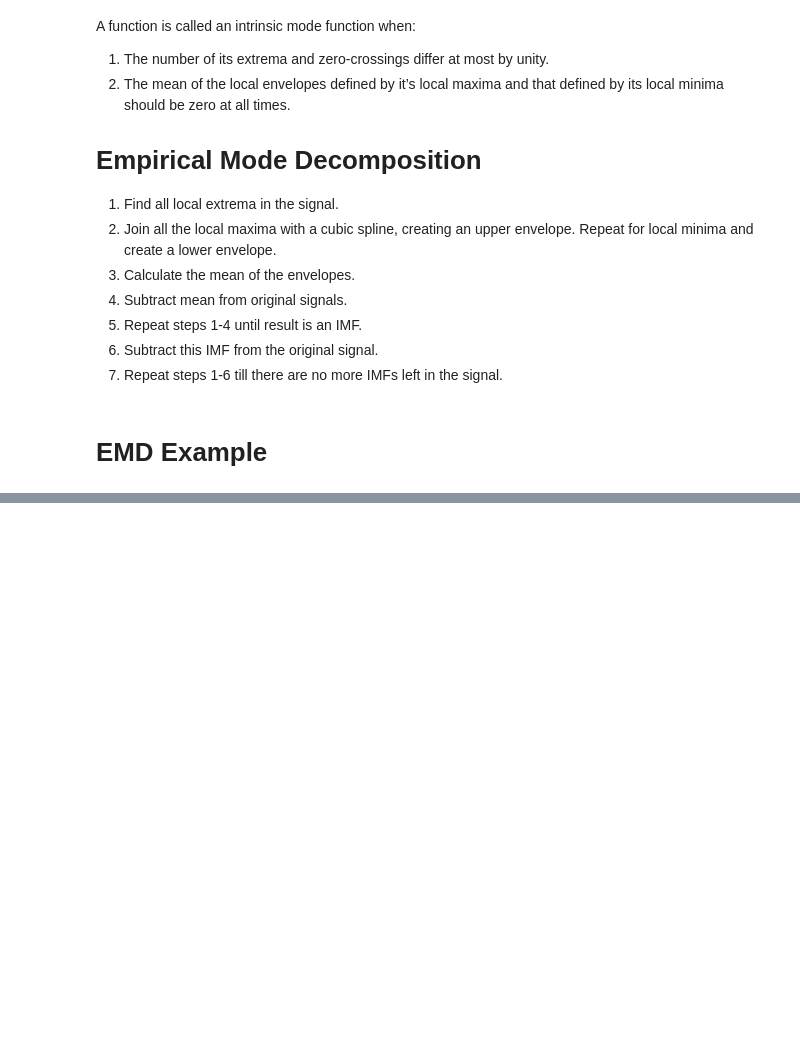
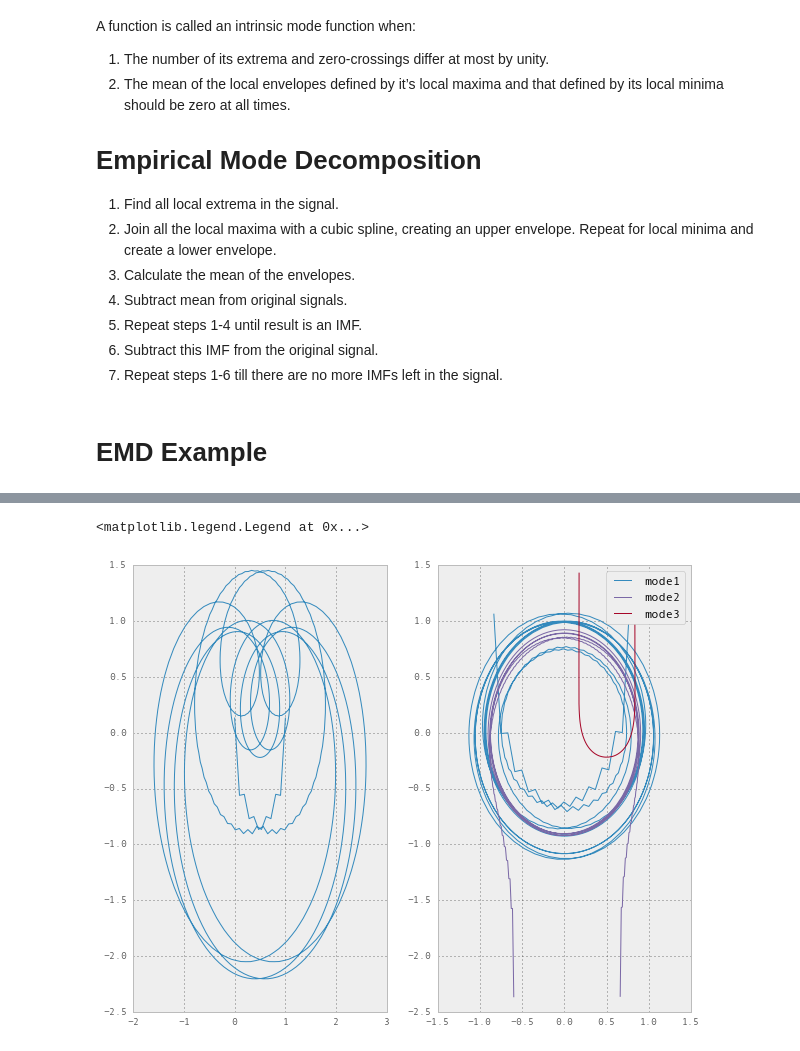
Before and after one commit to jaidevd/jaidevd.github.io, a Jupyter notebook: blog/posts/nonlinear-nonstationary-signal-processing.ipynb, the cells around one changed output, grey strips where cells are left out. Drawn from its saved outputs; the diff is of its cells as text; code cells hidden in the pictures; blank space fills up the shorter version.

```diff
--- a/blog/posts/nonlinear-nonstationary-signal-processing.ipynb
+++ b/blog/posts/nonlinear-nonstationary-signal-processing.ipynb
@@ -235,0 +295,13 @@ A function is called an intrinsic mode function when:
+# %%
+h_signal = hilbert(signal)
+fig = plt.figure(figsize=(10, 8))
+ax = fig.add_subplot(1, 2, 1)
+ax.plot(np.real(h_signal), np.imag(h_signal))
+ax = fig.add_subplot(1, 2, 2)
+for i in range(imfs.shape[0]):
+    h_imf = hilbert(imfs[i, :])
+    ax.plot(np.real(h_imf), np.imag(h_imf), label="mode{}".format(i + 1))
+ax.legend()
+# %% [output]
+<matplotlib.legend.Legend at 0x...>
+[figure, added]
```
Also changed, not shown: parts of 3 cells of this notebook, 1 other file.
